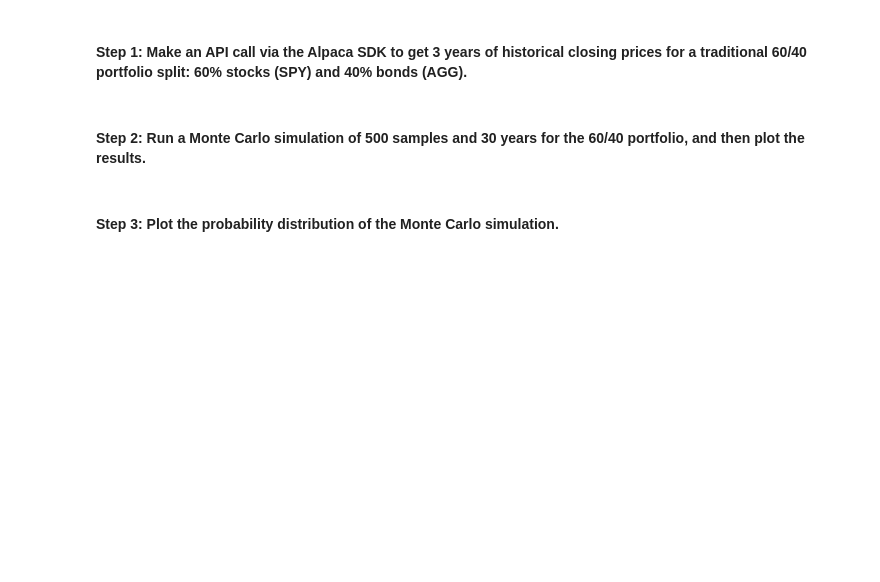
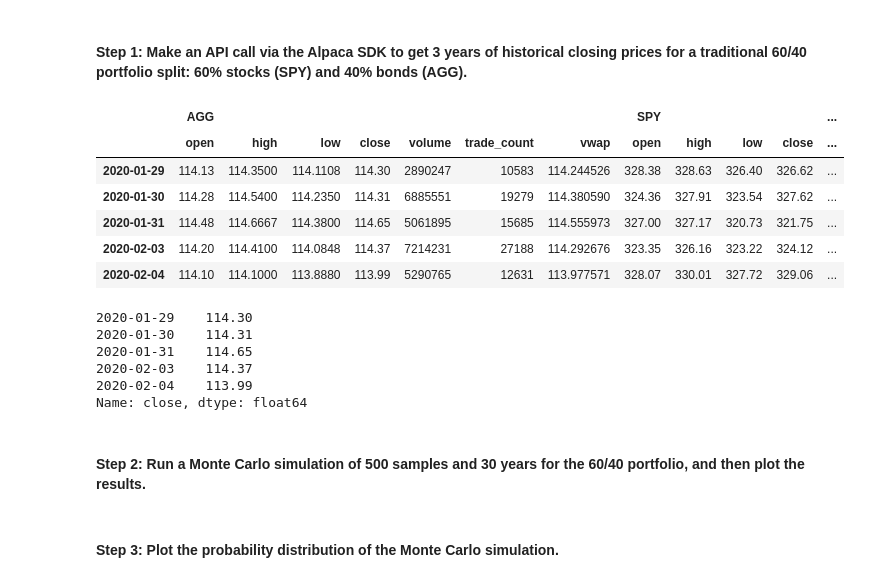
Before and after one commit to SkyRanger05/Module-Challenges, a Jupyter notebook: financial_planning_tools.ipynb, the cells around one changed output. Cells and saved outputs as stored; diff of their text form; code cells hidden in the pictures; blank space fills up the shorter version.

Commit message:
Coded dataframe & pie chart

```diff
--- a/financial_planning_tools.ipynb
+++ b/financial_planning_tools.ipynb
@@ -510,22 +513,60 @@ In this section, you’ll use the MCForecastTools library to create a Monte Carl
 # %%
 # Set start and end dates of 3 years back from your current date
 # Alternatively, you can use an end date of 2020-08-07 and work 3 years back from that date
-# YOUR CODE HERE
-# YOUR CODE HERE
+start_date = pd.Timestamp('2020-01-29', tz='America/New_York').isoformat()
+end_date = pd.Timestamp('2023-01-29', tz='America/New_York').isoformat()
 # %%
 # Use the Alpaca get_bars function to make the API call to get the 3 years worth of pricing data
 # The tickers and timeframe parameters should have been set in Part 1 of this activity
 # The start and end dates should be updated with the information set above
 # Remember to add the df property to the end of the call so the response is returned as a DataFrame
-# YOUR CODE HERE
+df_portfolio_3y = alpaca.get_bars(
+    tickers,
+    timeframe,
+    start=start_date,
+    end=end_date
+).df
+
 
 # Reorganize the DataFrame
 # Separate ticker data
-# YOUR CODE HERE
 
+
+AGG = df_portfolio_3y[df_portfolio_3y['symbol'] == 'AGG'].drop('symbol', axis=1)
+SPY = df_portfolio_3y[df_portfolio_3y['symbol'] == 'SPY'].drop('symbol', axis=1)
 # Concatenate the ticker DataFrames
-# YOUR CODE HERE
+df_portfolio_3y = pd.concat(
+    [AGG,SPY],
+    axis=1,
+    keys=['AGG','SPY']
+)
+
 
 # Display both the first and last five rows of the DataFrame
-# YOUR CODE HERE
-# YOUR CODE HERE
+df_portfolio_3y.index = df_portfolio_3y.index.date
+df_portfolio_3y.head()
+# %% [output]
+|  | AGG |  |  |  |  |  |  | SPY |  |  |  | ... |
+|  | open | high | low | close | volume | trade_count | vwap | open | high | low | close | ... |
+| 2020-01-29 | 114.13 | 114.3500 | 114.1108 | 114.30 | 2890247 | 10583 | 114.244526 | 328.38 | 328.63 | 326.40 | 326.62 | ... |
+| 2020-01-30 | 114.28 | 114.5400 | 114.2350 | 114.31 | 6885551 | 19279 | 114.380590 | 324.36 | 327.91 | 323.54 | 327.62 | ... |
+| 2020-01-31 | 114.48 | 114.6667 | 114.3800 | 114.65 | 5061895 | 15685 | 114.555973 | 327.00 | 327.17 | 320.73 | 321.75 | ... |
+| 2020-02-03 | 114.20 | 114.4100 | 114.0848 | 114.37 | 7214231 | 27188 | 114.292676 | 323.35 | 326.16 | 323.22 | 324.12 | ... |
+| 2020-02-04 | 114.10 | 114.1000 | 113.8880 | 113.99 | 5290765 | 12631 | 113.977571 | 328.07 | 330.01 | 327.72 | 329.06 | ... |
+# %%
+# Access the closing price for AGG from the Alpaca DataFrame
+agg_close1 = df_portfolio_3y['AGG']['close']
+
+# # Converting the value to a floating point number
+agg_close_price1 = df_portfolio_3y['AGG']['close']
+
+# # Print the AGG closing price
+
+agg_close_price1.head()
+# %% [output]
+2020-01-29    114.30
+2020-01-30    114.31
+2020-01-31    114.65
+2020-02-03    114.37
+2020-02-04    113.99
+Name: close, dtype: float64
```
Also changed, not shown: parts of 16 cells of this notebook.
